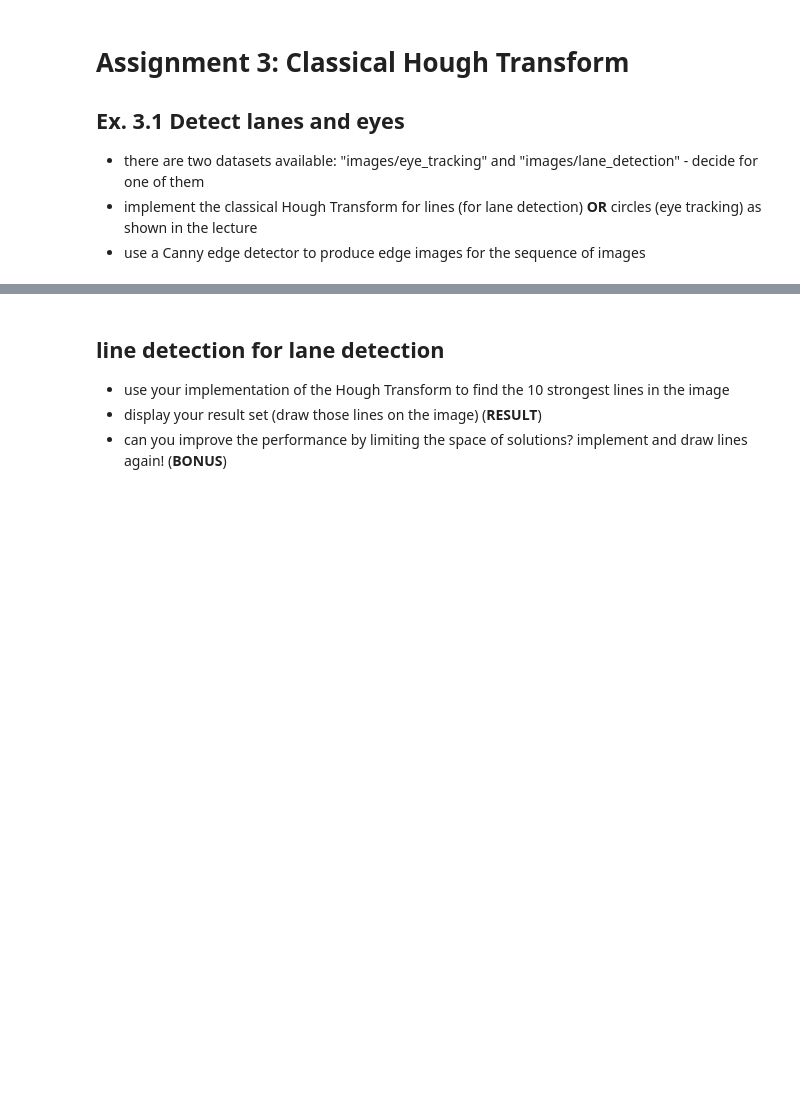
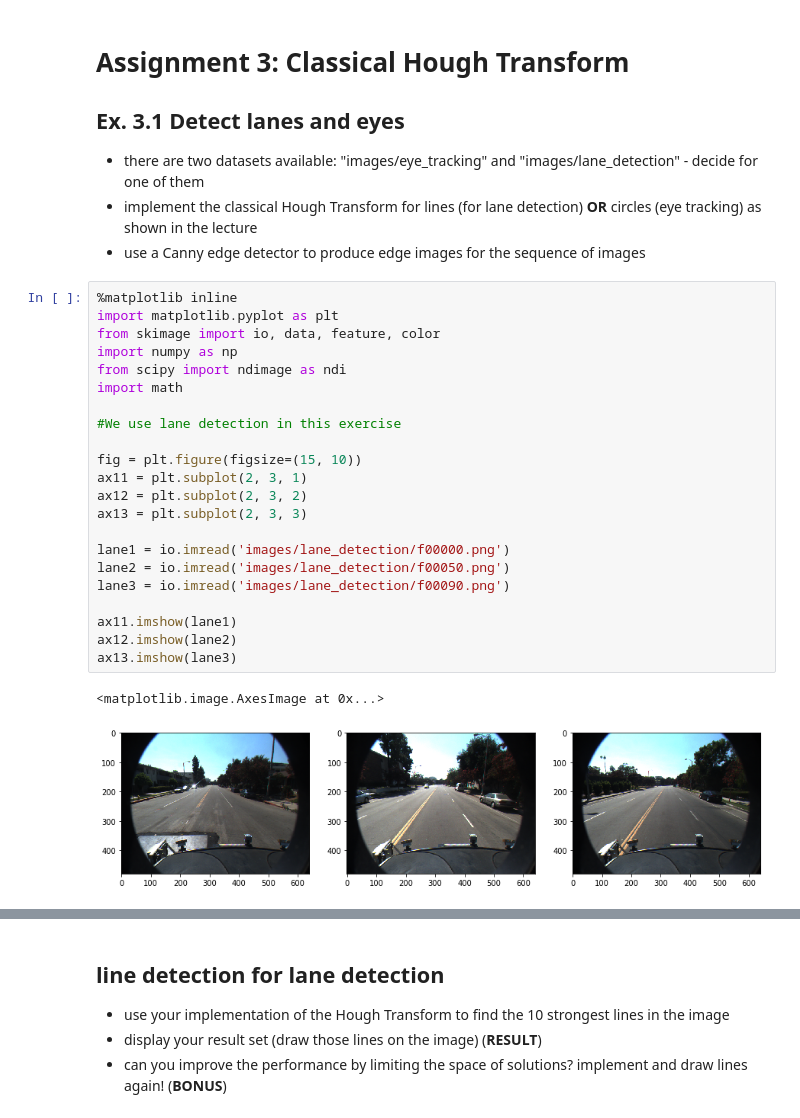
Before and after one commit to Rintel/ComputerVision, a Jupyter notebook: 03_HoughTransform.ipynb, the cells around one changed output, grey strips where cells are left out. Cells and saved outputs as stored; diff of their text form; blank space fills up the shorter version.

```diff
--- a/03_HoughTransform.ipynb
+++ b/03_HoughTransform.ipynb
@@ -6,3 +6,28 @@
 * there are two datasets available: "images/eye_tracking" and "images/lane_detection" - decide for one of them
 * implement the classical Hough Transform for lines (for lane detection) **OR** circles (eye tracking) as shown in the lecture
 * use a Canny edge detector to produce edge images for the sequence of images
+# %%
+%matplotlib inline
+import matplotlib.pyplot as plt
+from skimage import io, data, feature, color
+import numpy as np
+from scipy import ndimage as ndi
+import math
+
+#We use lane detection in this exercise
+
+fig = plt.figure(figsize=(15, 10))
+ax11 = plt.subplot(2, 3, 1)
+ax12 = plt.subplot(2, 3, 2)
+ax13 = plt.subplot(2, 3, 3)
+
+lane1 = io.imread('images/lane_detection/f00000.png')
+lane2 = io.imread('images/lane_detection/f00050.png')
+lane3 = io.imread('images/lane_detection/f00090.png')
+
+ax11.imshow(lane1)
+ax12.imshow(lane2)
+ax13.imshow(lane3)
+# %% [output]
+<matplotlib.image.AxesImage at 0x...>
+[figure, added]
```
Also changed, not shown: parts of 5 cells of this notebook, 23 other files.
